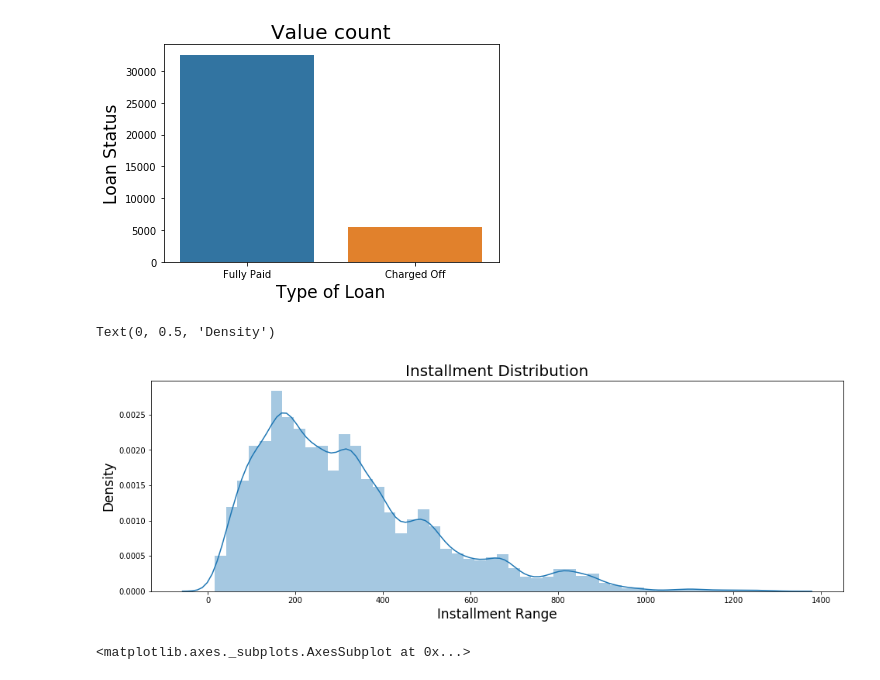
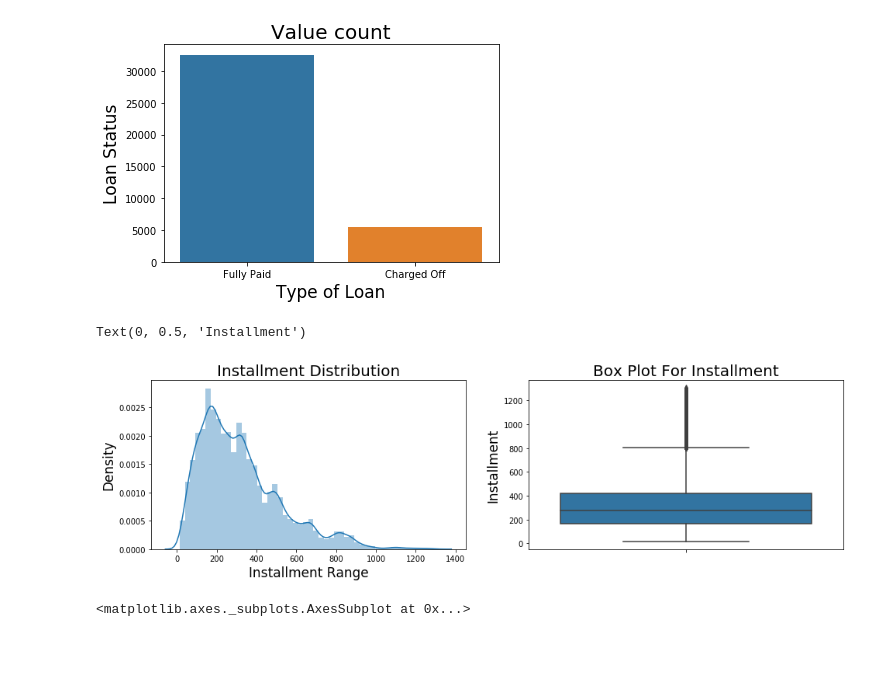
Before and after one commit to shivachandrakante/UpGrad_EDA_Assignment, a Jupyter notebook: Untitled.ipynb, the cells around one changed output. Drawn from its saved outputs; the diff is of its cells as text; code cells hidden in the pictures; blank space fills up the shorter version.

```diff
--- a/Untitled.ipynb
+++ b/Untitled.ipynb
@@ -288,0 +317,2 @@ Text(0, 0.5, 'Density')
+# %%
+df['income_range']=df['annual_inc'].apply(lambda x:'low' if x<40000 else 'medium' if x>40000 and x<80400 else 'High')
@@ -357,14 +396,19 @@ plt.ylabel("Loan Status", fontsize=17)
 Text(0, 0.5, 'Loan Status')
 [figure]
 # %%
-plt.figure(figsize=(16,5))
+plt.figure(figsize=(16,4))
+plt.subplot(1,2,1)
 sns.distplot(df['installment'])
 plt.title("Installment Distribution", fontsize=20)
 plt.xlabel("Installment Range", fontsize=17)
 plt.ylabel("Density", fontsize=17)
+plt.subplot(1,2,2)
+sns.boxplot(y='installment',data=df)
+plt.title("Box Plot For Installment", fontsize=20)
+plt.ylabel("Installment", fontsize=17)
 # %% [output]
-Text(0, 0.5, 'Density')
+Text(0, 0.5, 'Installment')
-[figure, old version]
+[figure, new version]
 # %%
 sns.countplot(x='term',data=df)
 # %% [output]
```
Also changed, not shown: parts of 59 cells of this notebook.
